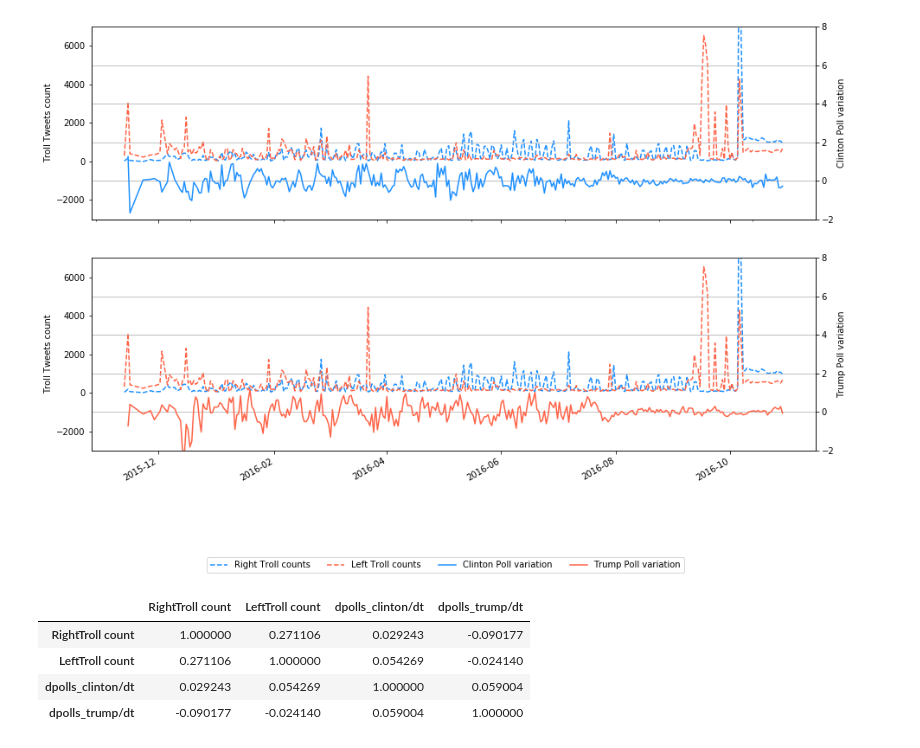
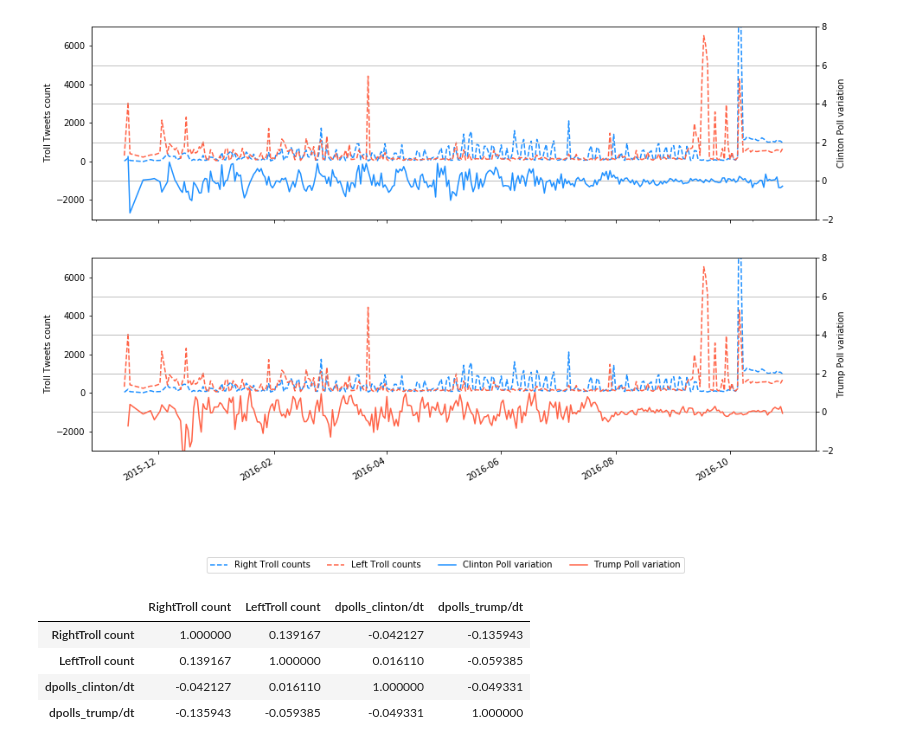
Before and after one commit to Jprost/ADA-Proj-18, a Jupyter notebook: Poll_Description_Analysis.ipynb, the cells around one changed output. Drawn from its saved outputs; the diff is of its cells as text; code cells hidden in the pictures.

```diff
--- a/Poll_Description_Analysis.ipynb
+++ b/Poll_Description_Analysis.ipynb
@@ -480,10 +480,10 @@ fig.legend((ax1.get_lines()[0],ax1.get_lines()[1],ax1_2.get_lines()[0],ax2_2.get
 <matplotlib.legend.Legend at 0x...>
 [figure]
 # %%
-data_tweet_polls[['RightTroll count','LeftTroll count','dpolls_clinton/dt','dpolls_trump/dt']].corr(method='pearson')
+data_tweet_polls[['RightTroll count','LeftTroll count','dpolls_clinton/dt','dpolls_trump/dt']].corr(method='spearman')
 # %% [output]
 |  | RightTroll count | LeftTroll count | dpolls_clinton/dt | dpolls_trump/dt |
-| RightTroll count | 1.000000 | 0.271106 | 0.029243 | -0.090177 |
-| LeftTroll count | 0.271106 | 1.000000 | 0.054269 | -0.024140 |
-| dpolls_clinton/dt | 0.029243 | 0.054269 | 1.000000 | 0.059004 |
-| dpolls_trump/dt | -0.090177 | -0.024140 | 0.059004 | 1.000000 |
+| RightTroll count | 1.000000 | 0.139167 | -0.042127 | -0.135943 |
+| LeftTroll count | 0.139167 | 1.000000 | 0.016110 | -0.059385 |
+| dpolls_clinton/dt | -0.042127 | 0.016110 | 1.000000 | -0.049331 |
+| dpolls_trump/dt | -0.135943 | -0.059385 | -0.049331 | 1.000000 |
```
Also changed, not shown: parts of 11 cells of this notebook.
